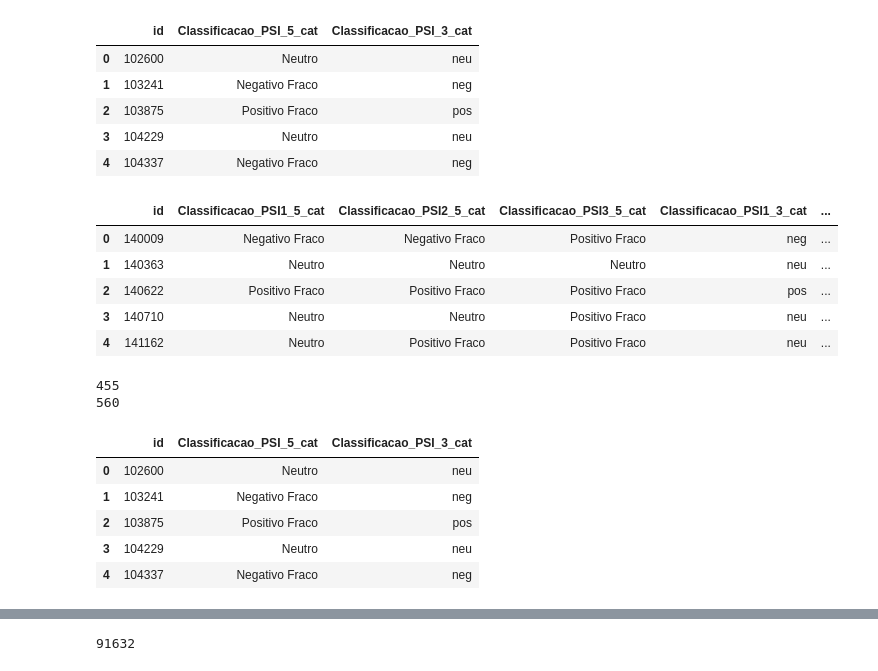
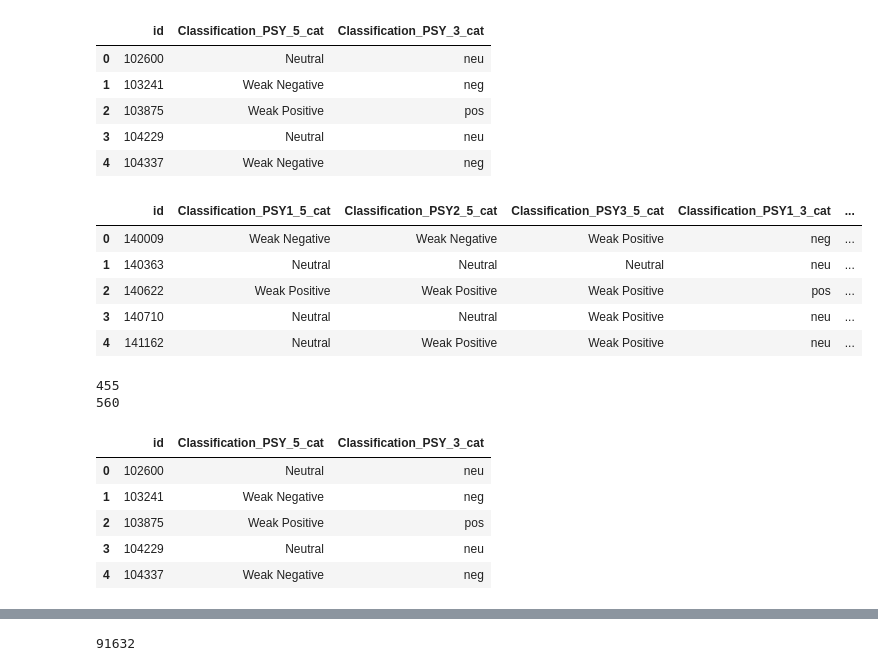
Before and after one commit to leosilva/peerj_computer_science_2022, a Jupyter notebook: Notebooks/Algorithms Statistics - Psycho versus Participants.ipynb, the cells around one changed output, grey strips where cells are left out. Saved outputs shown, nothing was run; the diff lists cells and outputs as text; code cells hidden in the pictures.

```diff
--- a/Notebooks/Algorithms Statistics - Psycho versus Participants.ipynb
+++ b/Notebooks/Algorithms Statistics - Psycho versus Participants.ipynb
@@ -70,8 +59,8 @@ data_psi_divergentes_resolvidos.head()
 # %%
-data_psi_restantes = pd.read_csv(r'/Users/leosilva/Documents/Estudo/Doutorado/Coimbra/2019-2020/Disciplinas/Thesis/analises_psicologos/tweets_restantes_consolidados.csv')
+data_psi_restantes = pd.read_csv(r'https://raw.githubusercontent.com/leosilva/jss_2021_paper/master/analyzed_tweets_dataset2_first_round.csv')
 data_psi_restantes.columns = ['id',
-                    'Classificacao_PSI1_5_cat',
-                    'Classificacao_PSI2_5_cat',
-                    'Classificacao_PSI3_5_cat']
+                    'Classification_PSY1_5_cat',
+                    'Classification_PSY2_5_cat',
+                    'Classification_PSY3_5_cat']
 data_psi_restantes.head()
 # %% [output]
@@ -99,17 +85,15 @@ data_participants.head()
 # %%
 def reduce_polatiries_to_3_categories(df, column):
     conditions = [
-        (df['{}_5_cat'.format(column)] == 'Positivo Fraco'),
-        (df['{}_5_cat'.format(column)] == 'Positivo Forte'),
-        (df['{}_5_cat'.format(column)] == 'Neutro'),
-        (df['{}_5_cat'.format(column)] == 'Negativo Fraco'),
-        (df['{}_5_cat'.format(column)] == 'Negativo Forte')
+        (df['{}_5_cat'.format(column)] == 'Weak Positive'),
+        (df['{}_5_cat'.format(column)] == 'Strong Positive'),
+        (df['{}_5_cat'.format(column)] == 'Neutral'),
+        (df['{}_5_cat'.format(column)] == 'Weak Negative'),
+        (df['{}_5_cat'.format(column)] == 'Strong Negative')
         ]
 
-    # create a list of the values we want to assign for each condition
     values = ['pos', 'pos', 'neu', 'neg', 'neg']
 
-    # create a new column and use np.select to assign values to it using our lists as arguments
     df['{}_3_cat'.format(column)] = np.select(conditions, values)
 
     return df
@@ -128,39 +112,39 @@ data_psi.head()
 # %%
-data_psi_divergentes_resolvidos = reduce_polatiries_to_3_categories(data_psi_divergentes_resolvidos, 'Classificacao_PSI')
+data_psi_divergentes_resolvidos = reduce_polatiries_to_3_categories(data_psi_divergentes_resolvidos, 'Classification_PSY')
 data_psi_divergentes_resolvidos.head()
 # %% [output]
-|  | id | Classificacao_PSI_5_cat | Classificacao_PSI_3_cat |
-| 0 | 102600 | Neutro | neu |
-| 1 | 103241 | Negativo Fraco | neg |
-| 2 | 103875 | Positivo Fraco | pos |
-| 3 | 104229 | Neutro | neu |
-| 4 | 104337 | Negativo Fraco | neg |
+|  | id | Classification_PSY_5_cat | Classification_PSY_3_cat |
+| 0 | 102600 | Neutral | neu |
+| 1 | 103241 | Weak Negative | neg |
+| 2 | 103875 | Weak Positive | pos |
+| 3 | 104229 | Neutral | neu |
+| 4 | 104337 | Weak Negative | neg |
 # %%
-data_psi_restantes = reduce_polatiries_to_3_categories(data_psi_restantes, 'Classificacao_PSI1')
-data_psi_restantes = reduce_polatiries_to_3_categories(data_psi_restantes, 'Classificacao_PSI2')
-data_psi_restantes = reduce_polatiries_to_3_categories(data_psi_restantes, 'Classificacao_PSI3')
+data_psi_restantes = reduce_polatiries_to_3_categories(data_psi_restantes, 'Classification_PSY1')
+data_psi_restantes = reduce_polatiries_to_3_categories(data_psi_restantes, 'Classification_PSY2')
+data_psi_restantes = reduce_polatiries_to_3_categories(data_psi_restantes, 'Classification_PSY3')
 data_psi_restantes.head()
 # %% [output]
-|  | id | Classificacao_PSI1_5_cat | Classificacao_PSI2_5_cat | Classificacao_PSI3_5_cat | Classificacao_PSI1_3_cat | ... |
-| 0 | 140009 | Negativo Fraco | Negativo Fraco | Positivo Fraco | neg | ... |
-| 1 | 140363 | Neutro | Neutro | Neutro | neu | ... |
-| 2 | 140622 | Positivo Fraco | Positivo Fraco | Positivo Fraco | pos | ... |
-| 3 | 140710 | Neutro | Neutro | Positivo Fraco | neu | ... |
-| 4 | 141162 | Neutro | Positivo Fraco | Positivo Fraco | neu | ... |
+|  | id | Classification_PSY1_5_cat | Classification_PSY2_5_cat | Classification_PSY3_5_cat | Classification_PSY1_3_cat | ... |
+| 0 | 140009 | Weak Negative | Weak Negative | Weak Positive | neg | ... |
+| 1 | 140363 | Neutral | Neutral | Neutral | neu | ... |
+| 2 | 140622 | Weak Positive | Weak Positive | Weak Positive | pos | ... |
+| 3 | 140710 | Neutral | Neutral | Weak Positive | neu | ... |
+| 4 | 141162 | Neutral | Weak Positive | Weak Positive | neu | ... |
-# %%
-print(len(data_psi))
-data_psi = data_psi.append(data_psi_restantes)
-print(len(data_psi))
-# %% [output]
-455
-560
+# %%
+print(len(data_psi))
+data_psi = data_psi.append(data_psi_restantes)
+print(len(data_psi))
+# %% [output]
+455
+560
 # %%
-data_psi_divergentes_resolvidos = reduce_polatiries_to_3_categories(data_psi_divergentes_resolvidos, 'Classificacao_PSI')
+data_psi_divergentes_resolvidos = reduce_polatiries_to_3_categories(data_psi_divergentes_resolvidos, 'Classification_PSY')
 data_psi_divergentes_resolvidos.head()
 # %% [output]
-|  | id | Classificacao_PSI_5_cat | Classificacao_PSI_3_cat |
-| 0 | 102600 | Neutro | neu |
-| 1 | 103241 | Negativo Fraco | neg |
-| 2 | 103875 | Positivo Fraco | pos |
-| 3 | 104229 | Neutro | neu |
-| 4 | 104337 | Negativo Fraco | neg |
+|  | id | Classification_PSY_5_cat | Classification_PSY_3_cat |
+| 0 | 102600 | Neutral | neu |
+| 1 | 103241 | Weak Negative | neg |
+| 2 | 103875 | Weak Positive | pos |
+| 3 | 104229 | Neutral | neu |
+| 4 | 104337 | Weak Negative | neg |
```
Also changed, not shown: parts of 29 cells of this notebook, 1 other file.
